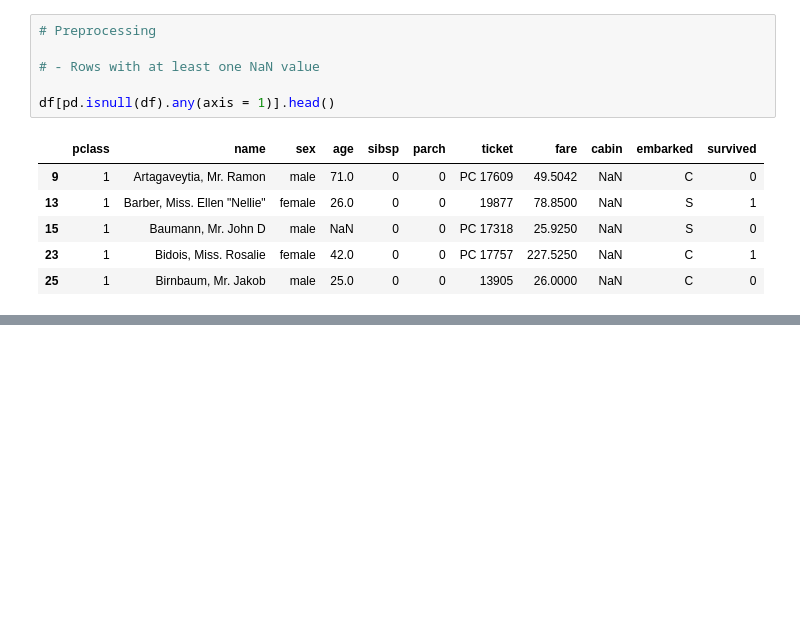
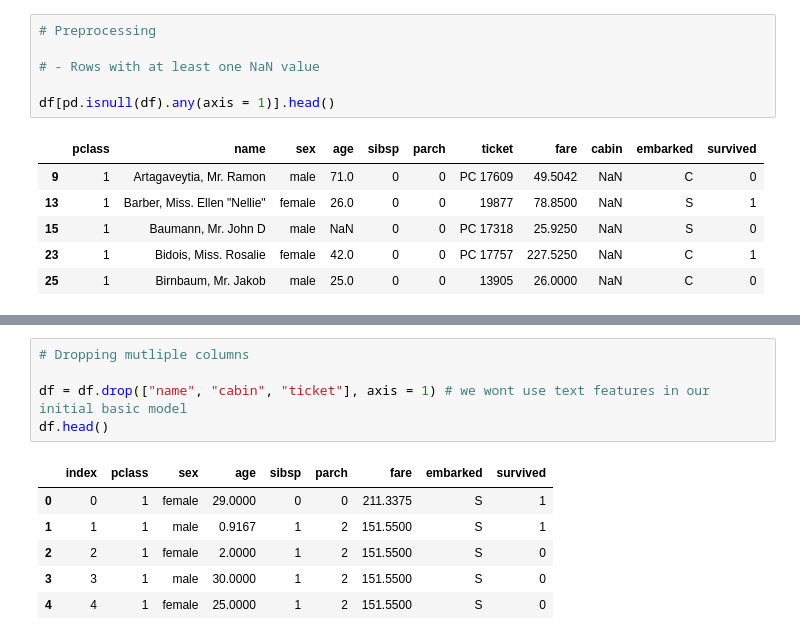
Before and after one commit to Otobi1/Back-to-Basics-A-Refresher-, a Jupyter notebook: Back_to_Basics_Pandas.ipynb, the cells around one changed output, grey strips where cells are left out. Cells and saved outputs as stored; diff of their text form; blank space fills up the shorter version.

```diff
--- a/Back_to_Basics_Pandas.ipynb
+++ b/Back_to_Basics_Pandas.ipynb
@@ -185,0 +197,12 @@ df[pd.isnull(df).any(axis = 1)].head()
+# %%
+# Dropping mutliple columns
+
+df = df.drop(["name", "cabin", "ticket"], axis = 1) # we wont use text features in our initial basic model
+df.head()
+# %% [output]
+|  | index | pclass | sex | age | sibsp | parch | fare | embarked | survived |
+| 0 | 0 | 1 | female | 29.0000 | 0 | 0 | 211.3375 | S | 1 |
+| 1 | 1 | 1 | male | 0.9167 | 1 | 2 | 151.5500 | S | 1 |
+| 2 | 2 | 1 | female | 2.0000 | 1 | 2 | 151.5500 | S | 0 |
+| 3 | 3 | 1 | male | 30.0000 | 1 | 2 | 151.5500 | S | 0 |
+| 4 | 4 | 1 | female | 25.0000 | 1 | 2 | 151.5500 | S | 0 |
```
Also changed, not shown: parts of 4 cells of this notebook.
